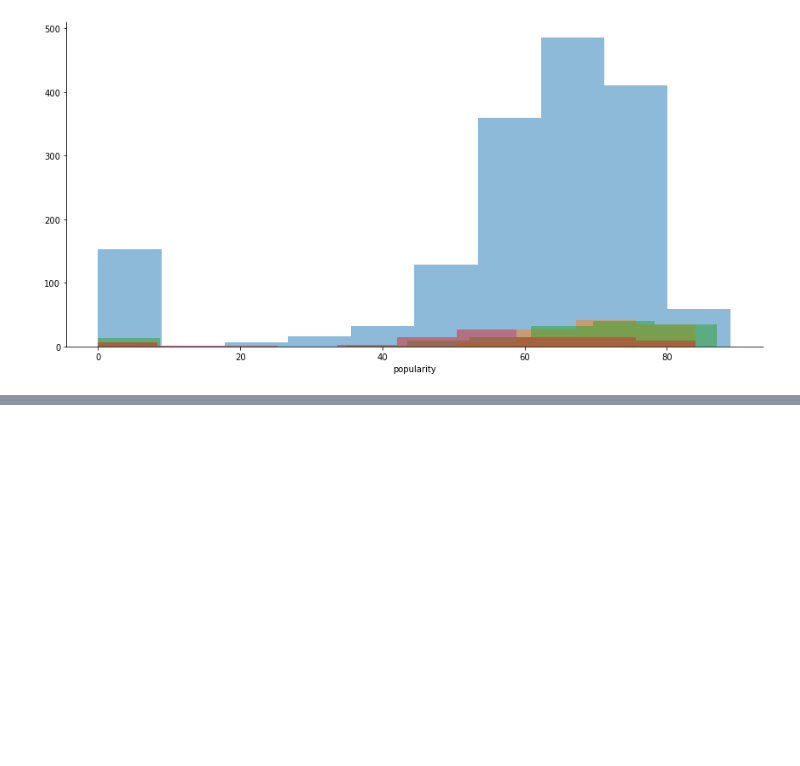
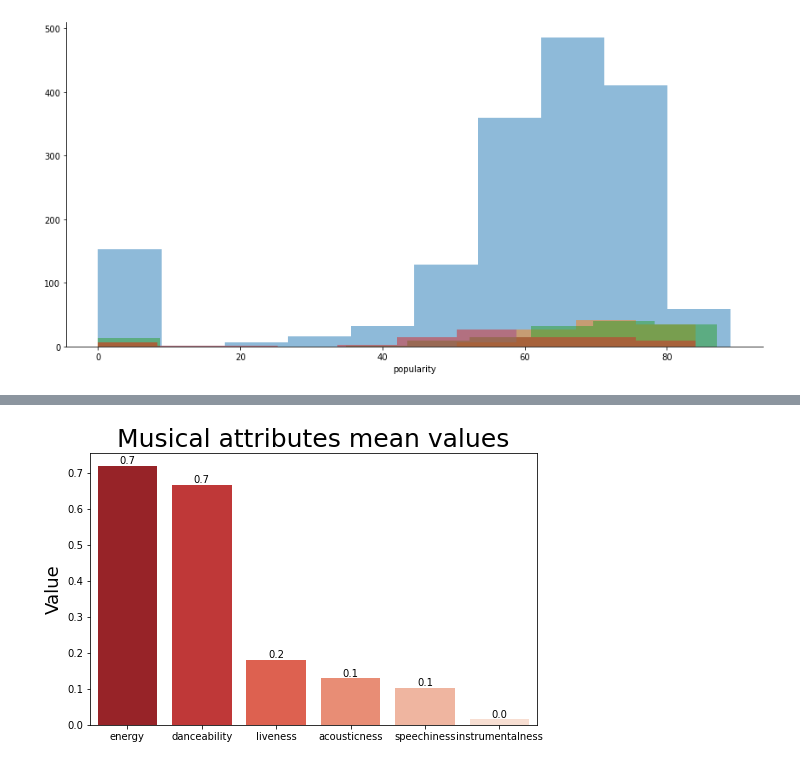
Before and after one commit to FZambujal/DAUCD, a Jupyter notebook: Popular Songs.ipynb, the cells around one changed output, grey strips where cells are left out. Drawn from its saved outputs; the diff is of its cells as text; code cells hidden in the pictures; blank space fills up the shorter version.

```diff
--- a/Popular Songs.ipynb
+++ b/Popular Songs.ipynb
@@ -197,0 +204,19 @@ hits.groupby(['year']).size().reset_index(name='counts').sort_values('counts', a
+# %%
+#What are the attributes of the most popular songs?
+
+hits_attributes = hits[["danceability", "energy", "speechiness","acousticness", "instrumentalness", "liveness"]]
+
+hits_mean = pd.DataFrame(hits_attributes.mean().sort_values(ascending=False).reset_index())
+hits_mean.rename(columns={ hits_mean.columns[1]: "value" }, inplace = True)
+
+plt.figure(figsize=(8,5))
+plt.title('Musical attributes mean values', fontsize=25)
+g = sns.barplot(x='index', y='value', data=hits_mean, palette='Reds_r')
+g.bar_label(g.containers[0], fmt='%.1f', fontsize=10)
+plt.xlabel('')
+plt.xticks(fontsize=10)
+plt.ylabel('Value', fontsize=18)
+plt.yticks(fontsize=10)
+plt.show()
+# %% [output]
+[figure, added]
```
Also changed, not shown: parts of 15 cells of this notebook.
